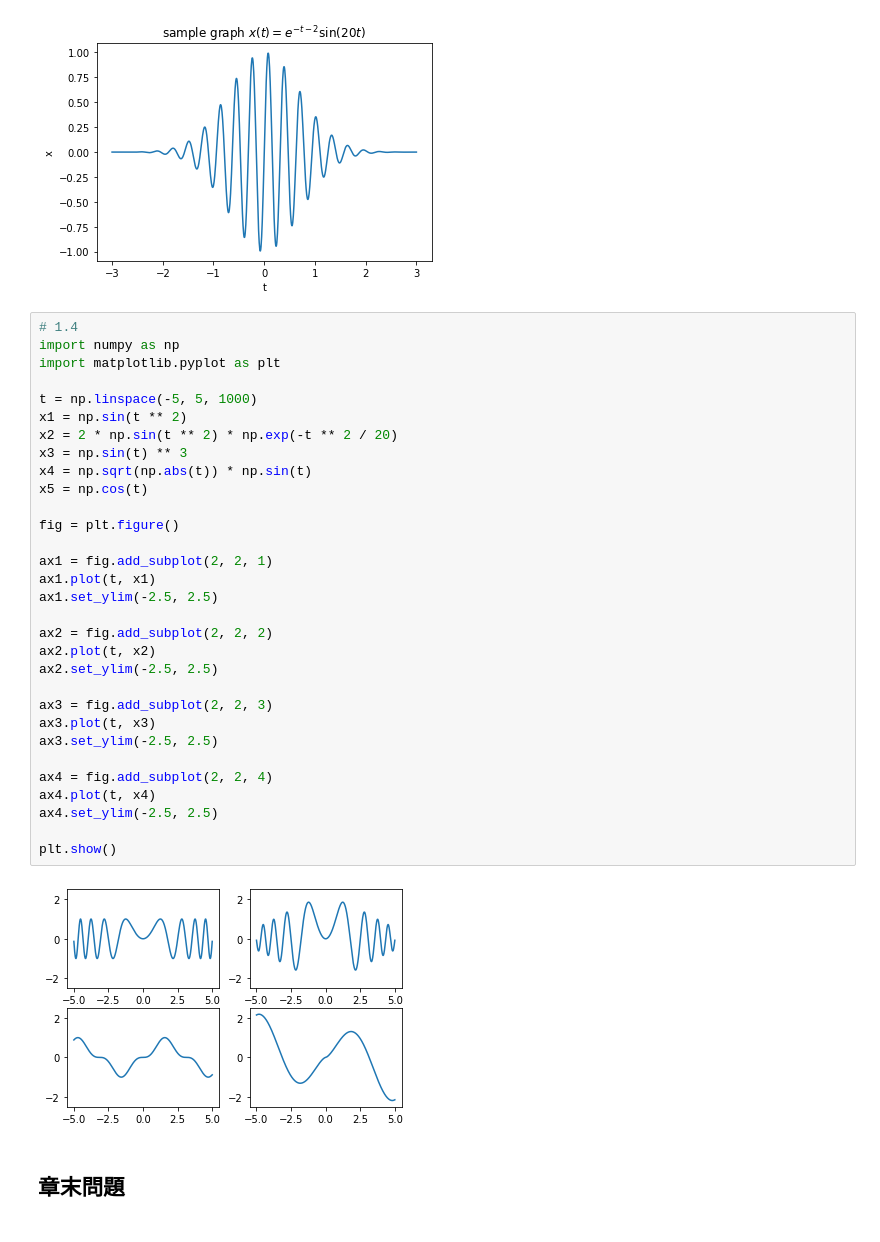
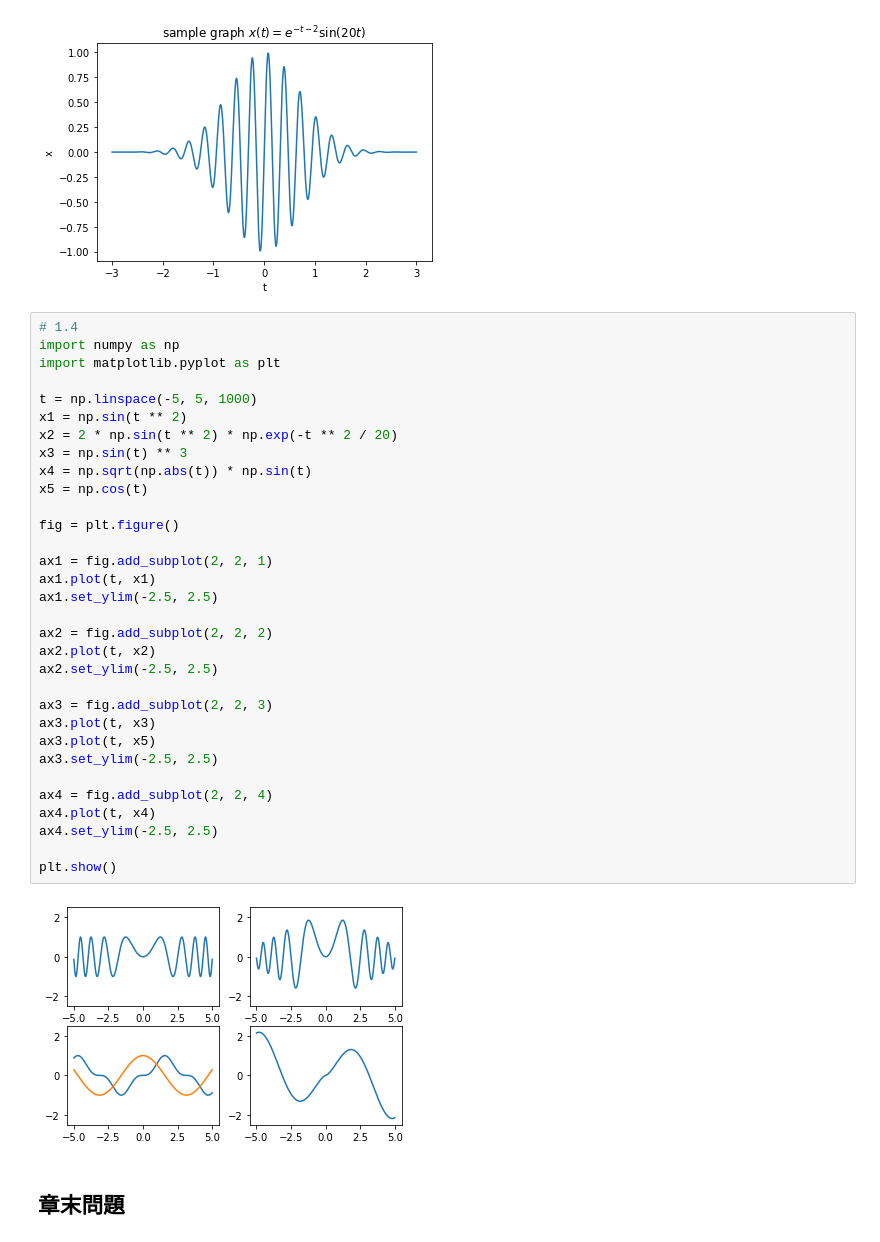
Before and after one commit to diohabara/signal_processing.py, a Jupyter notebook: chapter1.ipynb, the cells around one changed output. Saved outputs shown, nothing was run; the diff lists cells and outputs as text.

Commit message:
fix: overwrite a graph

```diff
--- a/chapter1.ipynb
+++ b/chapter1.ipynb
@@ -54,34 +54,35 @@ plt.show()
 import numpy as np
 import matplotlib.pyplot as plt
 
 t = np.linspace(-5, 5, 1000)
 x1 = np.sin(t ** 2)
 x2 = 2 * np.sin(t ** 2) * np.exp(-t ** 2 / 20)
 x3 = np.sin(t) ** 3
 x4 = np.sqrt(np.abs(t)) * np.sin(t)
 x5 = np.cos(t)
 
 fig = plt.figure()
 
 ax1 = fig.add_subplot(2, 2, 1)
 ax1.plot(t, x1)
 ax1.set_ylim(-2.5, 2.5)
 
 ax2 = fig.add_subplot(2, 2, 2)
 ax2.plot(t, x2)
 ax2.set_ylim(-2.5, 2.5)
 
 ax3 = fig.add_subplot(2, 2, 3)
 ax3.plot(t, x3)
+ax3.plot(t, x5)
 ax3.set_ylim(-2.5, 2.5)
 
 ax4 = fig.add_subplot(2, 2, 4)
 ax4.plot(t, x4)
 ax4.set_ylim(-2.5, 2.5)
 
 plt.show()
 # %% [output]
-[figure, old version]
+[figure, new version]
 # %% [markdown]
 ## 章末問題
 # %%
```
